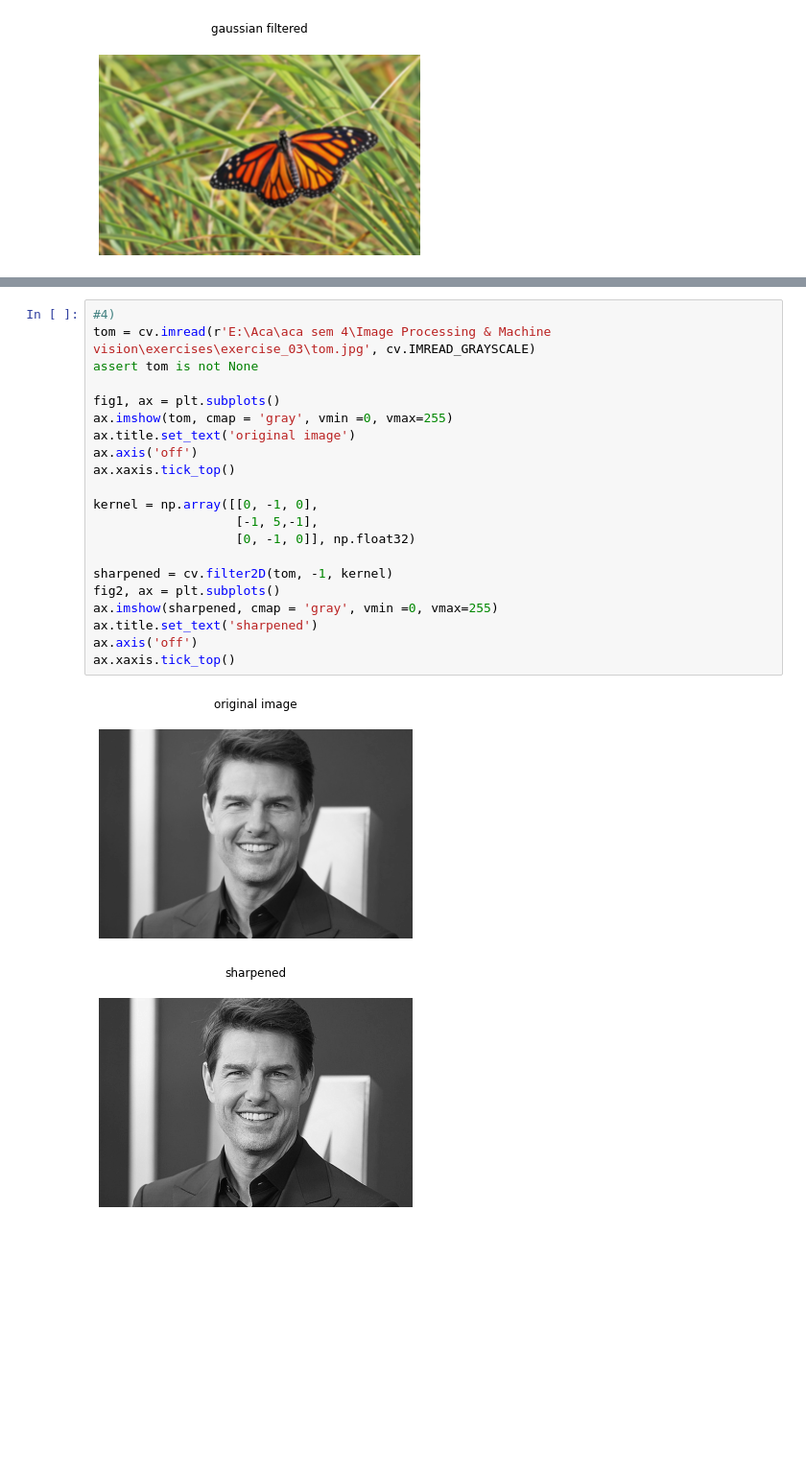
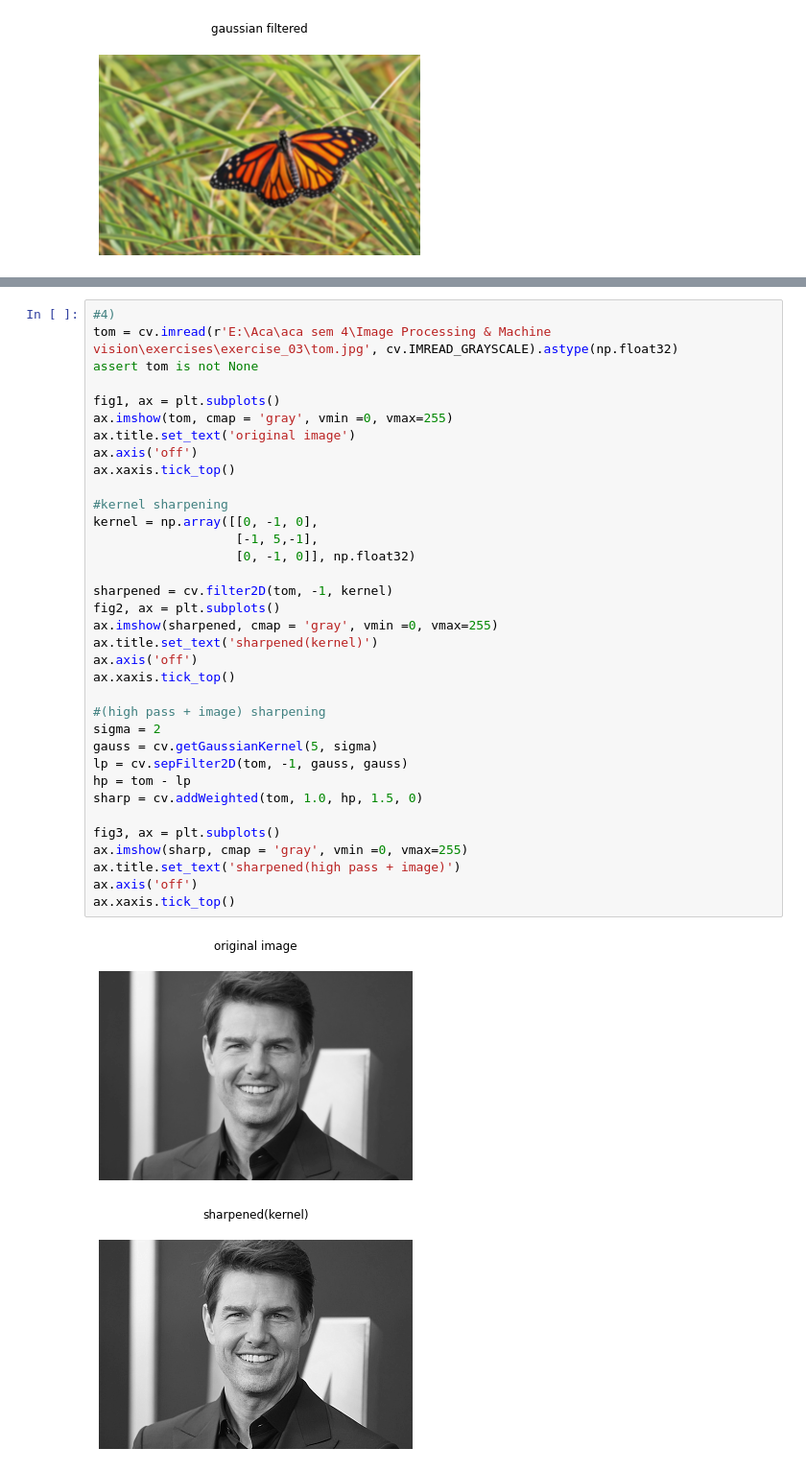
Before and after one commit to ishrath99/S4_EN_2550, a Jupyter notebook: exercises/exercise_03/190026T_en2550_exercise_03.ipynb, the cells around one changed output, grey strips where cells are left out. Shown at 96% size. Saved outputs shown, nothing was run; the diff lists cells and outputs as text; blank space fills up the shorter version.

Commit message:
exercise 03 updated

```diff
--- a/exercises/exercise_03/190026T_en2550_exercise_03.ipynb
+++ b/exercises/exercise_03/190026T_en2550_exercise_03.ipynb
@@ -73,24 +103,38 @@ ax.xaxis.tick_top()
 # %%
 #4)
-tom = cv.imread(r'E:\Aca\aca sem 4\Image Processing & Machine vision\exercises\exercise_03\tom.jpg', cv.IMREAD_GRAYSCALE)
+tom = cv.imread(r'E:\Aca\aca sem 4\Image Processing & Machine vision\exercises\exercise_03\tom.jpg', cv.IMREAD_GRAYSCALE).astype(np.float32)
 assert tom is not None
 
 fig1, ax = plt.subplots()
 ax.imshow(tom, cmap = 'gray', vmin =0, vmax=255)
 ax.title.set_text('original image')
 ax.axis('off')
 ax.xaxis.tick_top()
 
+#kernel sharpening
 kernel = np.array([[0, -1, 0],
                    [-1, 5,-1],
                    [0, -1, 0]], np.float32)
 
 sharpened = cv.filter2D(tom, -1, kernel)
 fig2, ax = plt.subplots()
 ax.imshow(sharpened, cmap = 'gray', vmin =0, vmax=255)
-ax.title.set_text('sharpened')
+ax.title.set_text('sharpened(kernel)')
 ax.axis('off')
 ax.xaxis.tick_top()
+
+#(high pass + image) sharpening
+sigma = 2
+gauss = cv.getGaussianKernel(5, sigma)
+lp = cv.sepFilter2D(tom, -1, gauss, gauss)
+hp = tom - lp
+sharp = cv.addWeighted(tom, 1.0, hp, 1.5, 0)
+
+fig3, ax = plt.subplots()
+ax.imshow(sharp, cmap = 'gray', vmin =0, vmax=255)
+ax.title.set_text('sharpened(high pass + image)')
+ax.axis('off')
+ax.xaxis.tick_top()
 # %% [output]
 [figure]
-[figure, old version]
+[figure, new version]
```
Also changed, not shown: parts of 4 cells of this notebook, 2 other files.
